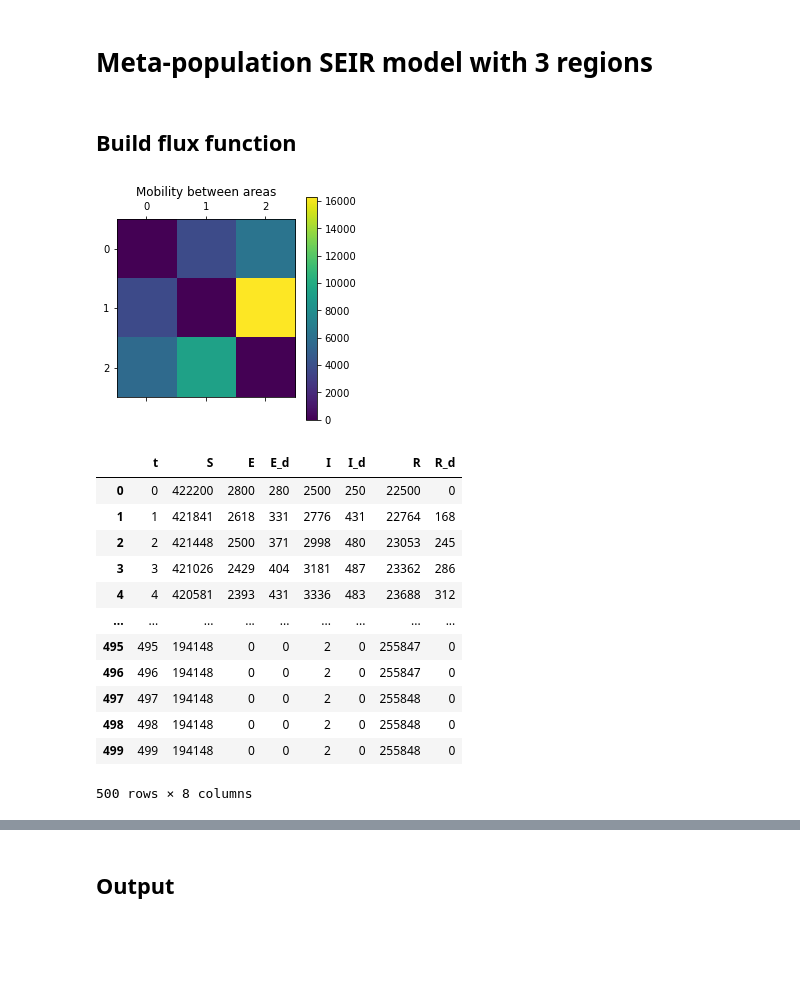
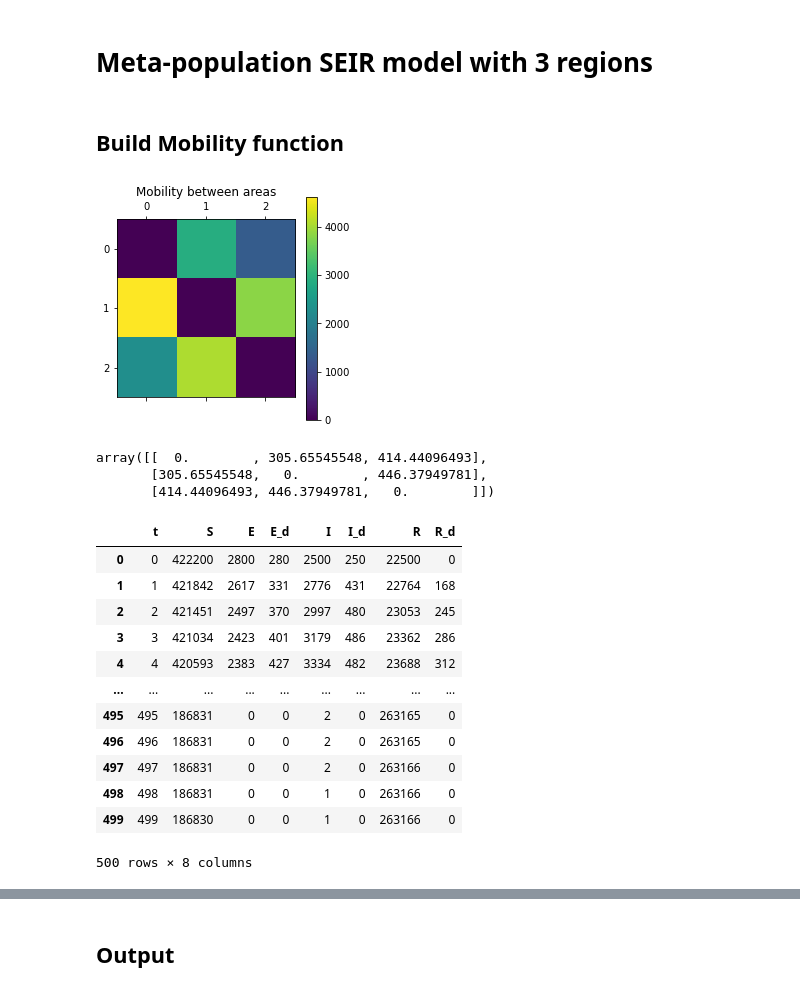
Before and after one commit to DLab/covid19geomodeller, a Jupyter notebook: Examples/SEIRMETA.ipynb, the cells around one changed output, grey strips where cells are left out. Saved outputs shown, nothing was run; the diff lists cells and outputs as text; code cells hidden in the pictures; blank space fills up the shorter version.

```diff
--- a/Examples/SEIRMETA.ipynb
+++ b/Examples/SEIRMETA.ipynb
@@ -8,17 +6,23 @@ Error:
 # %% [markdown]
 # Meta-population SEIR model with 3 regions
 # %% [markdown]
-## Build flux function
+## Build Mobility function
 # %%
 population = np.array([100000,200000,150000])
-Phi = cv19mob.rnd_flux(population=population,fraction=0.1)
+Phi = cv19mobility.create_dynamic_mobility(mobility_model='gravity', dynamic_pattern='sinusoidal', populations=population,seed=42, fraction=0.1)
 # %%
-plt.matshow(Phi(0))
+plt.matshow(Phi(0.34))
 plt.title('Mobility between areas')
 plt.colorbar()
 plt.show()
 # %% [output]
-[figure, old version]
+[figure, new version]
+# %%
+cv19mobility.create_random_distances_matrix(3,seed=42)
+# %% [output]
+array([[  0.        , 305.65545548, 414.44096493],
+       [305.65545548,   0.        , 446.37949781],
+       [414.44096493, 446.37949781,   0.        ]])
 # %%
 beta = np.array([0.2,0.15,0.11])
 mu = np.array([1,0.8,1.2])
@@ -45,16 +49,16 @@ seir.global_results
 # %% [output]
 |  | t | S | E | E_d | I | I_d | R | R_d |
 | 0 | 0 | 422200 | 2800 | 280 | 2500 | 250 | 22500 | 0 |
-| 1 | 1 | 421841 | 2618 | 331 | 2776 | 431 | 22764 | 168 |
-| 2 | 2 | 421448 | 2500 | 371 | 2998 | 480 | 23053 | 245 |
-| 3 | 3 | 421026 | 2429 | 404 | 3181 | 487 | 23362 | 286 |
-| 4 | 4 | 420581 | 2393 | 431 | 3336 | 483 | 23688 | 312 |
+| 1 | 1 | 421842 | 2617 | 331 | 2776 | 431 | 22764 | 168 |
+| 2 | 2 | 421451 | 2497 | 370 | 2997 | 480 | 23053 | 245 |
+| 3 | 3 | 421034 | 2423 | 401 | 3179 | 486 | 23362 | 286 |
+| 4 | 4 | 420593 | 2383 | 427 | 3334 | 482 | 23688 | 312 |
 | ... | ... | ... | ... | ... | ... | ... | ... | ... |
-| 495 | 495 | 194148 | 0 | 0 | 2 | 0 | 255847 | 0 |
-| 496 | 496 | 194148 | 0 | 0 | 2 | 0 | 255847 | 0 |
-| 497 | 497 | 194148 | 0 | 0 | 2 | 0 | 255848 | 0 |
-| 498 | 498 | 194148 | 0 | 0 | 2 | 0 | 255848 | 0 |
-| 499 | 499 | 194148 | 0 | 0 | 2 | 0 | 255848 | 0 |
+| 495 | 495 | 186831 | 0 | 0 | 2 | 0 | 263165 | 0 |
+| 496 | 496 | 186831 | 0 | 0 | 2 | 0 | 263165 | 0 |
+| 497 | 497 | 186831 | 0 | 0 | 2 | 0 | 263166 | 0 |
+| 498 | 498 | 186831 | 0 | 0 | 1 | 0 | 263166 | 0 |
+| 499 | 499 | 186830 | 0 | 0 | 1 | 0 | 263166 | 0 |
 500 rows × 8 columns
 # %%
 seir.results
```
Also changed, not shown: parts of 13 cells of this notebook, 3 other files.
